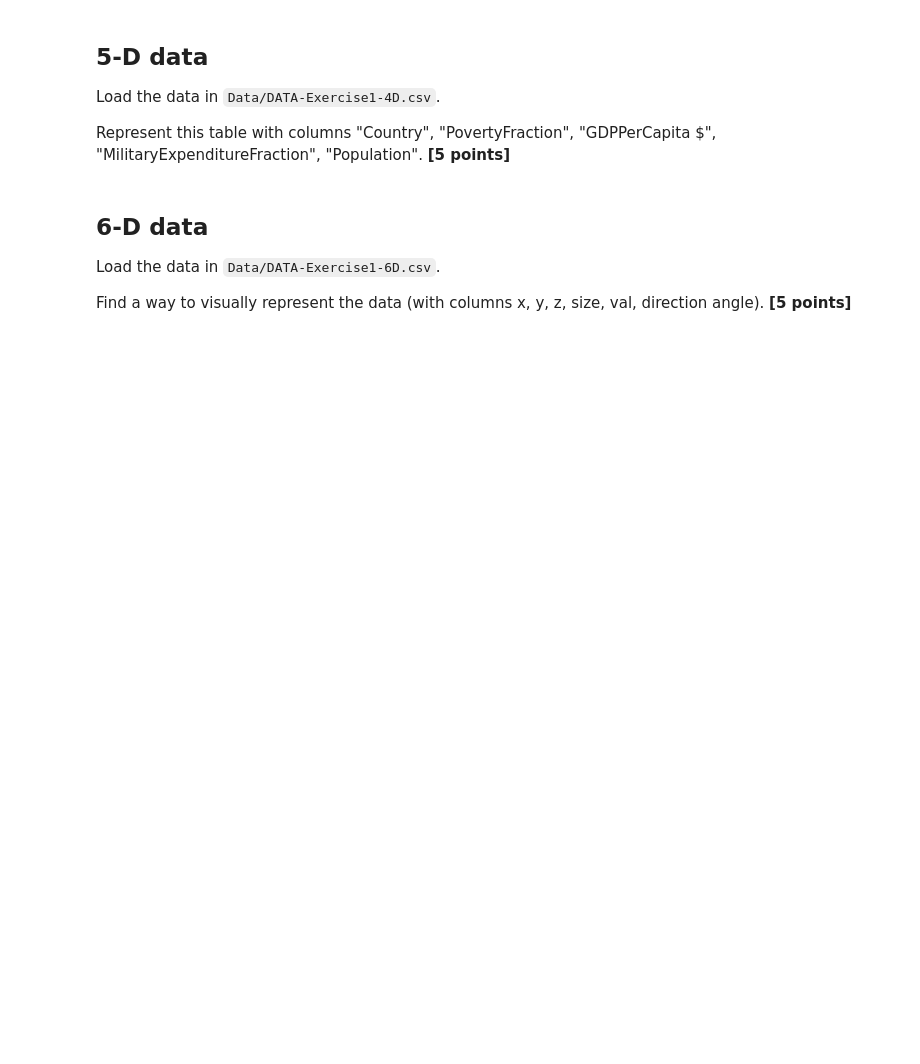
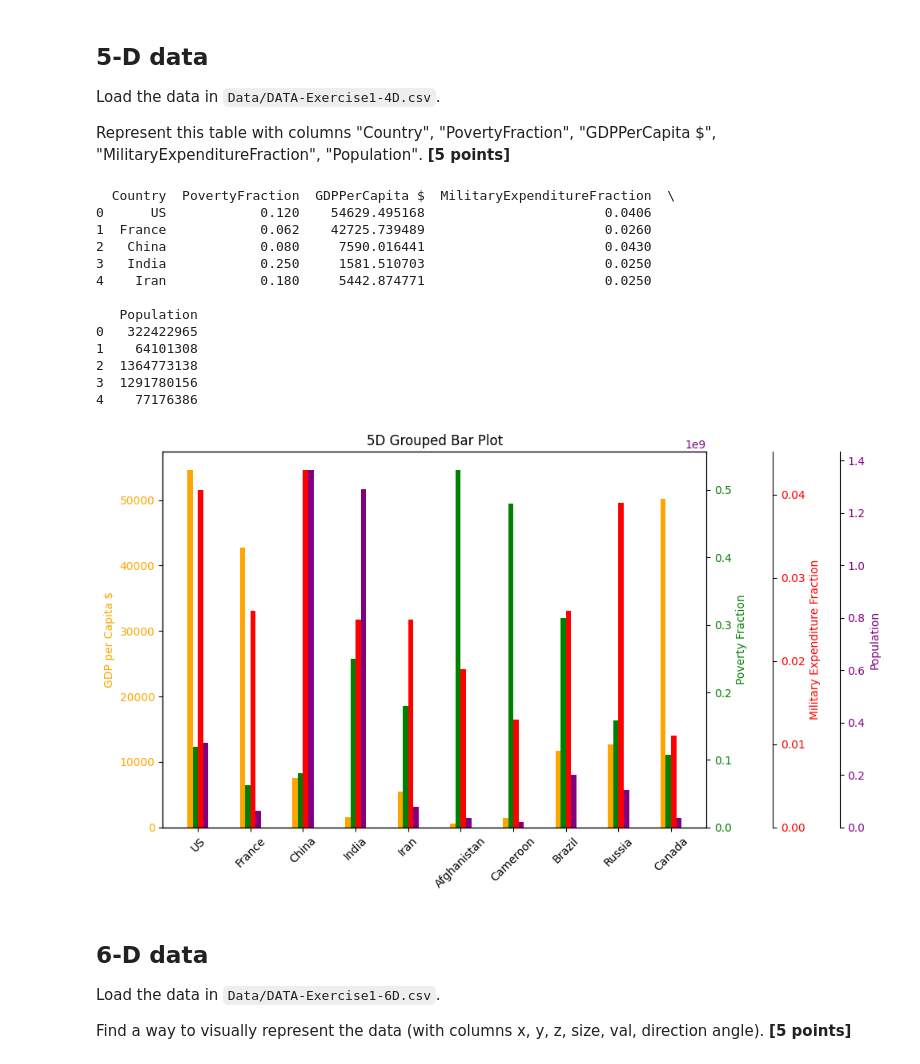
Before and after one commit to DAAP-Summer-2024/intro-to-data-structure-and-data-visualization-PhySicIst25, a Jupyter notebook: assignment_1.ipynb, the cells around one changed output. Saved outputs shown, nothing was run; the diff lists cells and outputs as text; code cells hidden in the pictures; blank space fills up the shorter version.

```diff
--- a/assignment_1.ipynb
+++ b/assignment_1.ipynb
@@ -504,6 +591,78 @@ How will you show the volume properties (using columns x, y, z, and value)  **[5
 Load the data in `Data/DATA-Exercise1-4D.csv`.
 
 Represent this table with columns "Country", "PovertyFraction", "GDPPerCapita $", "MilitaryExpenditureFraction", "Population". **[5 points]**
+# %%
+import pandas as pd
+import matplotlib.pyplot as plt
+import numpy as np
+
+Data5d = pd.read_csv('Data/DATA-Exercise1-5D.csv')
+print(Data5d.head())  # Ausgabe der ersten 5 Zeilen der DataFrame
+
+x = np.arange(len(Data5d['Country']))  # x-Achse erstellen
+width = 0.1  # Breite der Balken
+fig, ax1 = plt.subplots(figsize=(10, 6))  # Erstelle eine Figur und Achse
+
+#ax.bar(x - 1.5 * width, Data5d['Country'], width, label='Country', color='blue')  # Balken für X-Werte
+ax1.bar(x - 1.5 * width, Data5d['GDPPerCapita $'], width, label='GDP per Capita $', color='orange')  # Balken für Y-Werte
+ax1.set_ylabel('GDP per Capita $', color='orange')  # y-Achse des Diagramms
+ax1.tick_params(axis='y', labelcolor='orange')  # y-Achse des Diagramms
+ax1.set_xticks(x)  # Setze die x-Achsen-Beschriftung
+ax1.set_xticklabels(Data5d['Country'], rotation=45)  # x-Achse des Diagramms
+
+
+#PovertyFraction
+
+ax2 = ax1.twinx()  # Erstelle eine zweite y-Achse
+ax2.bar(x - 0.5 * width, Data5d['PovertyFraction'], width, label='Poverty Fraction', color='green')  # Balken für Z-Werte
+ax2.set_ylabel('Poverty Fraction', color='green')  # y-Achse des Diagramms
+ax2.tick_params(axis='y', labelcolor='green')  # y-Achse des Diagramms
+
+ax3 = ax1.twinx()  # Erstelle eine dritte y-Achse
+ax3.spines['right'].set_position(('outward', 60))  # Verschiebe die dritte Achse weiter nach rechts
+ax3.bar(x + 0.5 * width, Data5d['MilitaryExpenditureFraction'], width, label='Military Expenditure Fraction', color='red')  # Balken für Value-Werte
+ax3.set_ylabel('Military Expenditure Fraction', color='red')  # y-Achse des Diagramms
+ax3.tick_params(axis='y', labelcolor='red')  # y-Achse des Diagramms
+
+ax4 = ax1.twinx()  # Erstelle eine vierte y-Achse
+ax4.spines['right'].set_position(('outward', 120))  # Verschiebe die vierte Achse weiter nach rechts
+ax4.bar(x + 1.5 * width, Data5d['Population'], width, label='Population', color='purple')  # Balken für Population-Werte
+ax4.set_ylabel('Population', color='purple')  # y-Achse des Diagramms
+ax4.tick_params(axis='y', labelcolor='purple')  # y-Achse des Diagramms
+
+
+##ax1.bar(x - 0.5 * width, Data5d['GDPPerCapita $'], width, label='GDP per Capita $', color='green')  # Balken für Z-Werte
+#ax1.bar(x + 0.5 * width, Data5d['MilitaryExpenditureFraction'], width, label='Military Expenditure Fraction', color='red')  # Balken für Value-Werte
+##ax1.bar(x + 1.5 * width, Data5d['Population'], width, label='Population', color='purple')  # Balken für Population-Werte
+
+#ax.set_xlabel('Country')  # x-Achse des Diagramms
+#ax.set_ylabel('Values')  # y-Achse des Diagramms
+#ax.set_title('5D Grouped Bar Plot')  # Titel des Diagramms
+#ax.set_xticks(x)  # Setze die x-Achsen-Beschriftung
+#ax.set_xticklabels(Data5d['Country'], rotation=45)  # x-Achse des Diagramms
+#ax.legend()  # Legende des Diagramms
+plt.title('5D Grouped Bar Plot')  # Titel des Diagramms
+fig.tight_layout()  # Layout anpassen
+plt.show()  # Diagramm anzeigen
+#ax = Data5d.plot(kind='bar', x='x', y='y', c='z', colormap='viridis', title="5D Scatter Plot")  # Streudiagramm erstellen
+
+#plt.figure(figsize=(10, 6))
+#ax = Data5d.plot(kind='', x='x', y='y', c='z', colormap='viridis', title="5D Scatter Plot")  # Streudiagramm erstellen
+# %% [output]
+  Country  PovertyFraction  GDPPerCapita $  MilitaryExpenditureFraction  \
+0      US            0.120    54629.495168                       0.0406
+1  France            0.062    42725.739489                       0.0260
+2   China            0.080     7590.016441                       0.0430
+3   India            0.250     1581.510703                       0.0250
+4    Iran            0.180     5442.874771                       0.0250
+
+   Population
+0   322422965
+1    64101308
+2  1364773138
+3  1291780156
+4    77176386
+[figure, added]
 # %% [markdown]
 ## 6-D data
 
```
Also changed, not shown: parts of 5 cells of this notebook, 1 other file.
